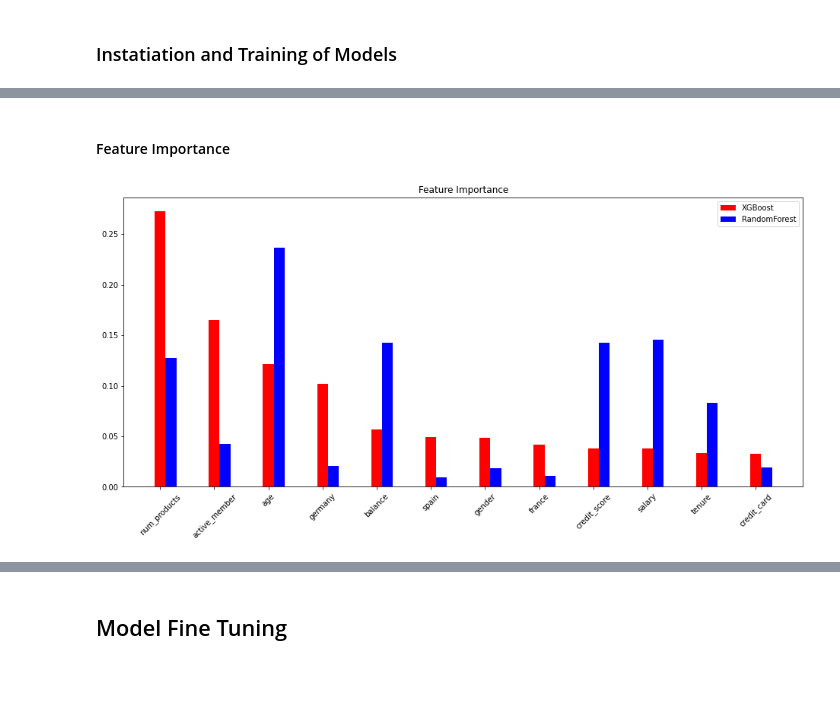
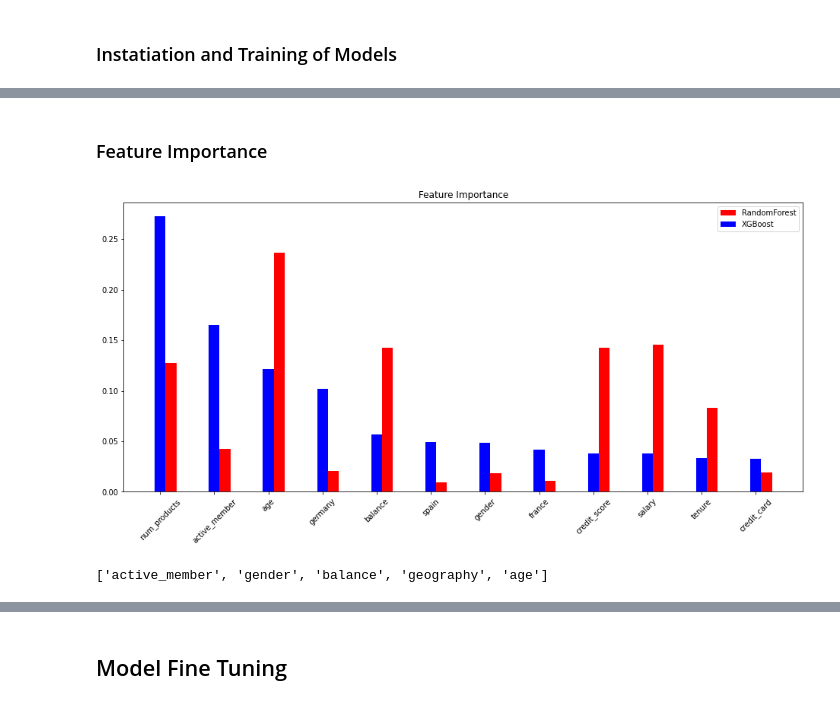
Before and after one commit to gcsantucci/churn_TopBank, a Jupyter notebook: churn_analysis.ipynb, the cells around one changed output, grey strips where cells are left out. Drawn from its saved outputs; the diff is of its cells as text; code cells hidden in the pictures; blank space fills up the shorter version.

```diff
--- a/churn_analysis.ipynb
+++ b/churn_analysis.ipynb
@@ -1203,2 +1363,2 @@ plt.show()
 # %% [markdown]
-#### Feature Importance
+### Feature Importance
@@ -1205,18 +1369,23 @@ plt.show()
 # %%
 fig, ax = plt.subplots(nrows=1, ncols=1, figsize=(16, 7))
 
 order = np.argsort(xg.feature_importances_)[::-1]
 names = np.array(model_cols)[order]
 
 x = np.arange(0, len(names))
-ax.bar(x=x, height=xg.feature_importances_[order], color='red', label='XGBoost', width=.2)
-ax.bar(x=x+0.2, height=rf.feature_importances_[order], color='blue', label='RandomForest', width=.2)
+ax.bar(x=x+0.2, height=rf.feature_importances_[order], color='red', label='RandomForest', width=.2)
+ax.bar(x=x, height=xg.feature_importances_[order], color='blue', label='XGBoost', width=.2)
 
 ax.set_xticks(x)
 ax.set_xticklabels(names, rotation=45)
 ax.set_title(f'Feature Importance')
 ax.legend(loc='upper right')
 
+plt.savefig('images/feature_importance.png')
 plt.show()
 # %% [output]
-[figure, old version]
+[figure, new version]
+# %%
+high_corr
+# %% [output]
+['active_member', 'gender', 'balance', 'geography', 'age']
```
Also changed, not shown: parts of 72 cells of this notebook, 7 other files.
